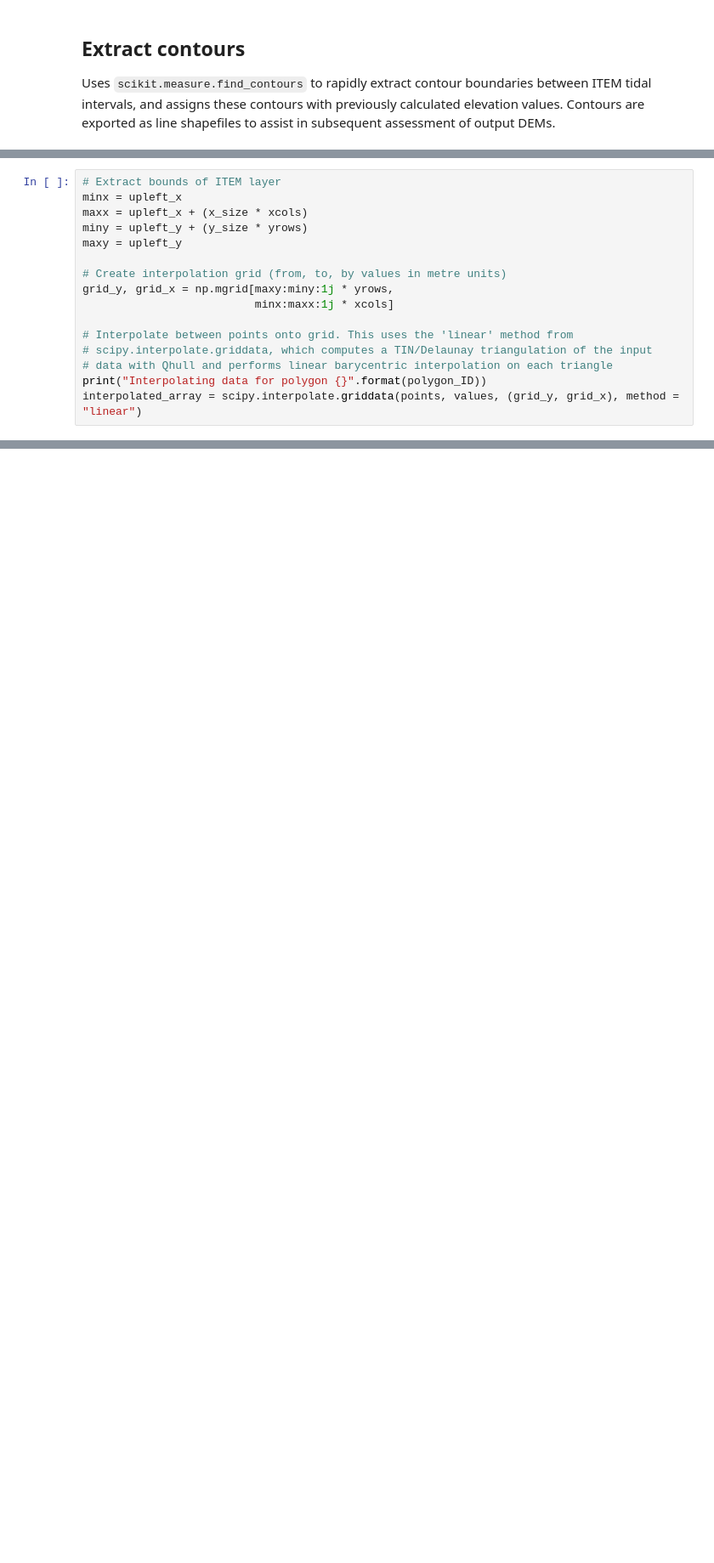
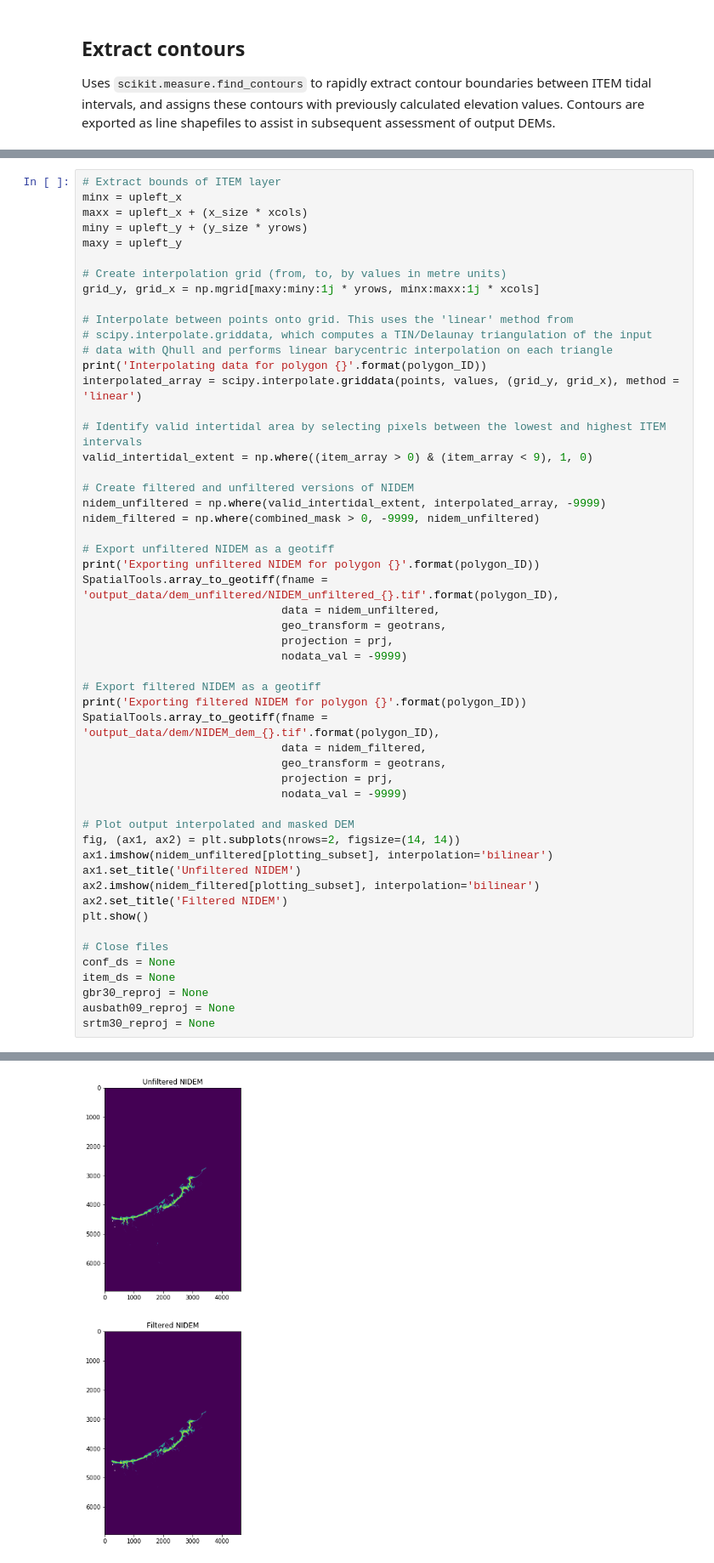
Before and after one commit to robbibt/nidem_visualisations, a Jupyter notebook: NIDEM_generation.ipynb, the cells around one changed output, grey strips where cells are left out. Shown at 85% size. Drawn from its saved outputs; the diff is of its cells as text; blank space fills up the shorter version.

```diff
--- a/NIDEM_generation.ipynb
+++ b/NIDEM_generation.ipynb
@@ -249,12 +353,49 @@ miny = upleft_y + (y_size * yrows)
 maxy = upleft_y
 
 # Create interpolation grid (from, to, by values in metre units)
-grid_y, grid_x = np.mgrid[maxy:miny:1j * yrows,
-                          minx:maxx:1j * xcols]
+grid_y, grid_x = np.mgrid[maxy:miny:1j * yrows, minx:maxx:1j * xcols]
 
 # Interpolate between points onto grid. This uses the 'linear' method from
 # scipy.interpolate.griddata, which computes a TIN/Delaunay triangulation of the input
 # data with Qhull and performs linear barycentric interpolation on each triangle
-print("Interpolating data for polygon {}".format(polygon_ID))
-interpolated_array = scipy.interpolate.griddata(points, values, (grid_y, grid_x), method = "linear")
+print('Interpolating data for polygon {}'.format(polygon_ID))
+interpolated_array = scipy.interpolate.griddata(points, values, (grid_y, grid_x), method = 'linear')
+
+# Identify valid intertidal area by selecting pixels between the lowest and highest ITEM intervals
+valid_intertidal_extent = np.where((item_array > 0) & (item_array < 9), 1, 0)
+
+# Create filtered and unfiltered versions of NIDEM
+nidem_unfiltered = np.where(valid_intertidal_extent, interpolated_array, -9999)
+nidem_filtered = np.where(combined_mask > 0, -9999, nidem_unfiltered)
+
+# Export unfiltered NIDEM as a geotiff
+print('Exporting unfiltered NIDEM for polygon {}'.format(polygon_ID))
+SpatialTools.array_to_geotiff(fname = 'output_data/dem_unfiltered/NIDEM_unfiltered_{}.tif'.format(polygon_ID),
+                              data = nidem_unfiltered,
+                              geo_transform = geotrans,
+                              projection = prj,
+                              nodata_val = -9999)
+
+# Export filtered NIDEM as a geotiff
+print('Exporting filtered NIDEM for polygon {}'.format(polygon_ID))
+SpatialTools.array_to_geotiff(fname = 'output_data/dem/NIDEM_dem_{}.tif'.format(polygon_ID),
+                              data = nidem_filtered,
+                              geo_transform = geotrans,
+                              projection = prj,
+                              nodata_val = -9999)
+
+# Plot output interpolated and masked DEM
+fig, (ax1, ax2) = plt.subplots(nrows=2, figsize=(14, 14))
+ax1.imshow(nidem_unfiltered[plotting_subset], interpolation='bilinear')
+ax1.set_title('Unfiltered NIDEM')
+ax2.imshow(nidem_filtered[plotting_subset], interpolation='bilinear')
+ax2.set_title('Filtered NIDEM')
+plt.show()
+
+# Close files
+conf_ds = None
+item_ds = None
+gbr30_reproj = None
+ausbath09_reproj = None
+srtm30_reproj = None
 # %% [output]
@@ -261,0 +405 @@ Interpolating data for polygon 106
+[figure, added]
```
Also changed, not shown: parts of 15 cells of this notebook, 54 other files.
